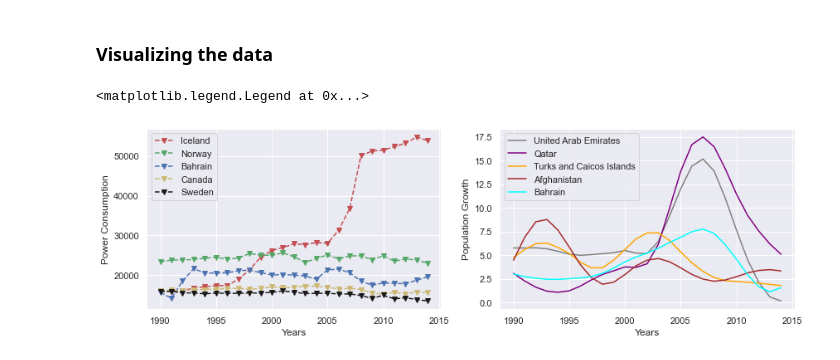
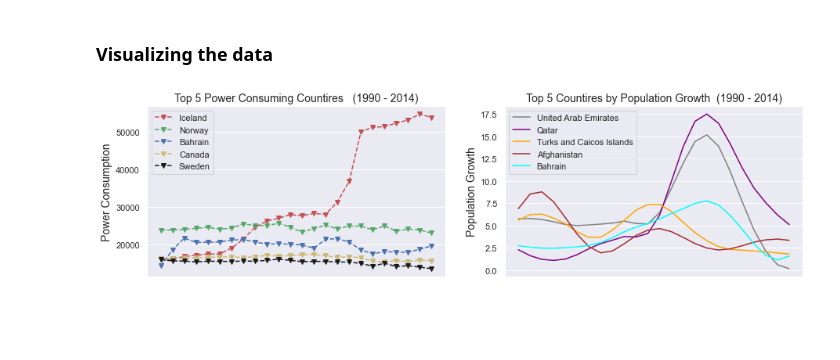
Before and after one commit to iamYole/ADS_Assignment_2, a Jupyter notebook: Population Growth VS Energy Consumption.ipynb, the cells around one changed output. Drawn from its saved outputs; the diff is of its cells as text; code cells hidden in the pictures; blank space fills up the shorter version.

```diff
--- a/Population Growth VS Energy Consumption.ipynb
+++ b/Population Growth VS Energy Consumption.ipynb
@@ -259,9 +259,16 @@ Last5_df_population_growth.T.to_csv('Last5_T_population_growth.csv')
 #Loading the transposed data to a new dataframe
 
 top5_pc = pd.read_csv('Top5_T_power_consumption.csv', index_col=0)
+top5_pc = top5_pc[1:(len(top5_pc)-1)]   #Omiting the total rows
+
 top5_pg = pd.read_csv('Top5_T_population_growth.csv', index_col=0)
+top5_pg = top5_pg[1:(len(top5_pg)-1)]   #Omiting the total rows
+
 last5_pc = pd.read_csv('Last5_T_power_consumption.csv', index_col=0)
+last5_pc = last5_pc[1:(len(last5_pc)-1)]   #Omiting the total rows
+
 last5_pg = pd.read_csv('Last5_T_population_growth.csv', index_col=0)
+last5_pg = last5_pg[1:(len(last5_pg)-1)]   #Omiting the total rows
 # %%
 cols_Top5_pc = top5_pc.columns.values
 cols_Top5_pg = top5_pg.columns.values
@@ -273,19 +280,24 @@ cols_Last5_pg = last5_pg.columns.values
 color_range_power=['v--r','v--g','v--b','v--y','v--k']
 color_range_population=['gray','purple','orange','brown','cyan']
 # %%
-fig, (ax1,ax2) = plt.subplots(1,2, figsize = (14,4))
+fig, (ax1,ax2) = plt.subplots(1,2, figsize = (15,4))
 
 for i in range(5):
     ax1.plot(top5_pc[cols_Top5_pc[i]], color_range_power[i], label = cols_Top5_pc[i])
-ax1.set_xlabel('Years')
-ax1.set_ylabel('Power Consumption')
+ax1.set_xlabel('Years (1990 - 2014)')
+#ax1.set_xlim(1990,2015)
+ax1.get_xaxis().set_visible(False)
+ax1.set_ylabel('Power Consumption', size=14)
+ax1.set_title('Top 5 Power Consuming Countires   (1990 - 2014)', size = 14)
 ax1.legend()
 
 for i in range(5):
     ax2.plot(top5_pg[cols_Top5_pg[i]], color_range_population[i], label = cols_Top5_pg[i])
-ax2.set_xlabel('Years')
-ax2.set_ylabel('Population Growth')
+ax2.set_xlabel('Years (1990 - 2014')
+ax2.set_ylabel('Population Growth', size=14)
+ax2.set_title('Top 5 Countires by Population Growth  (1990 - 2014)', size=14)
+ax2.get_xaxis().set_visible(False)
 ax2.legend()
+plt.show();
 # %% [output]
-<matplotlib.legend.Legend at 0x...>
-[figure, old version]
+[figure, new version]
```
Also changed, not shown: parts of 10 cells of this notebook, 4 other files.
